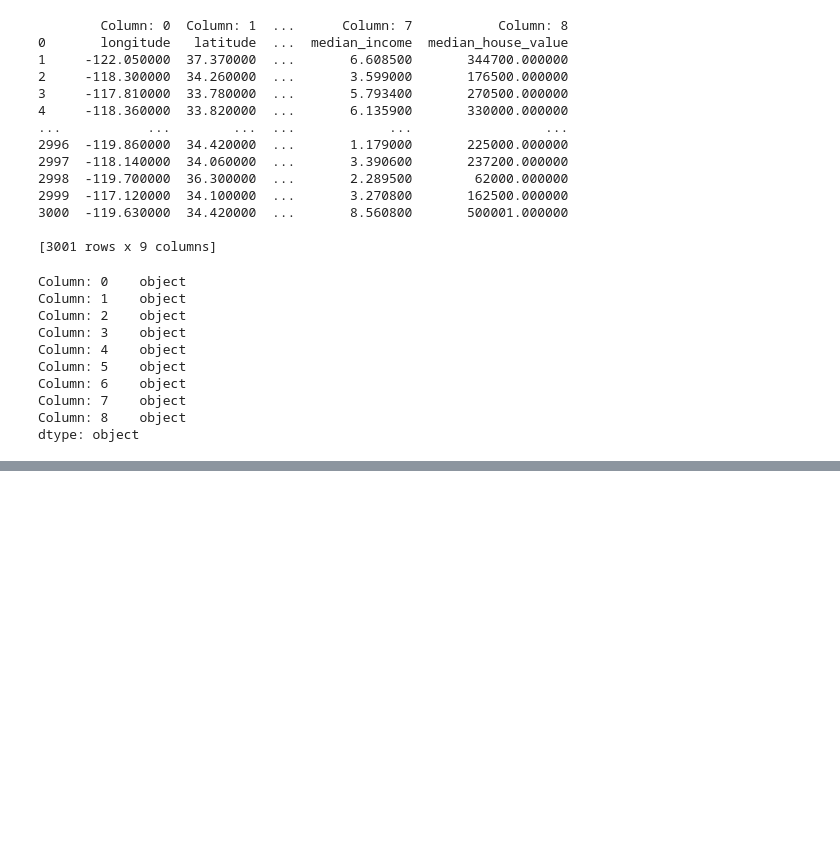
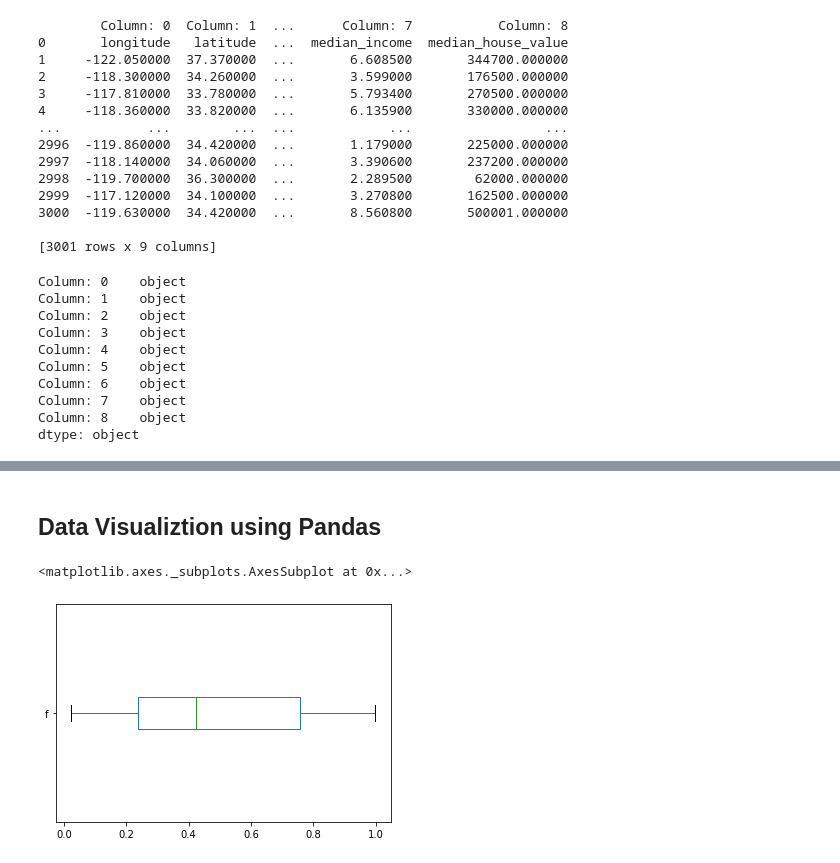
Before and after one commit to lakshit2808/ML-Tool-Kit, a Jupyter notebook: Pandas/pandas.ipynb, the cells around one changed output, grey strips where cells are left out. Cells and saved outputs as stored; diff of their text form; code cells hidden in the pictures; blank space fills up the shorter version.

```diff
--- a/Pandas/pandas.ipynb
+++ b/Pandas/pandas.ipynb
@@ -463,0 +522,9 @@ dtype: object
+# %% [markdown]
+## Data Visualiztion using Pandas
+# %%
+data = np.random.rand(100,4)
+data = pd.DataFrame(data, columns=['f', 's', 't', 'fr'])
+data['f'].plot.box(vert=False)
+# %% [output]
+<matplotlib.axes._subplots.AxesSubplot at 0x...>
+[figure, added]
```
Also changed, not shown: parts of 26 cells of this notebook.
